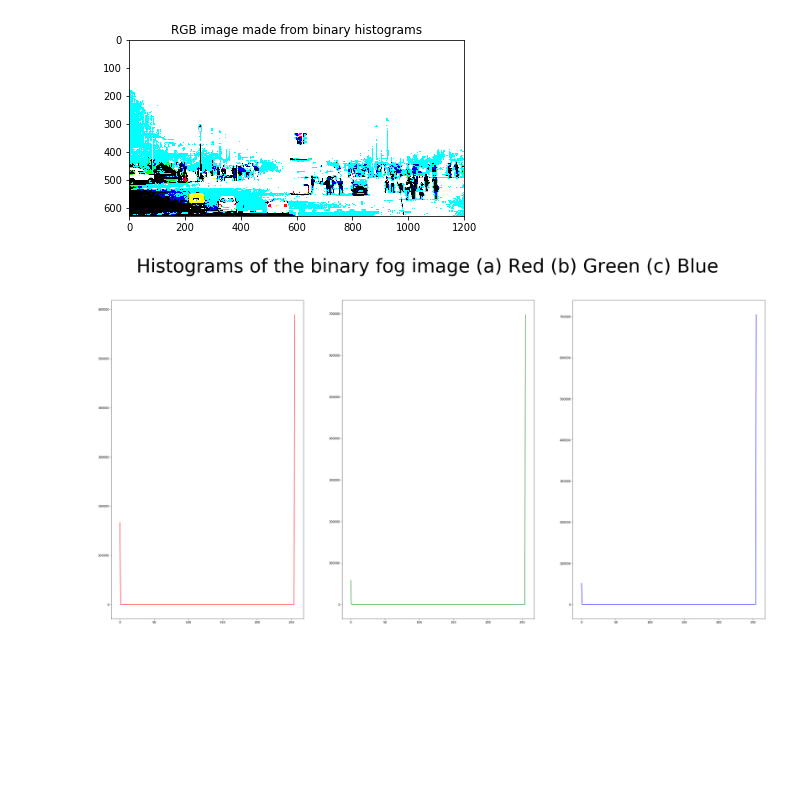
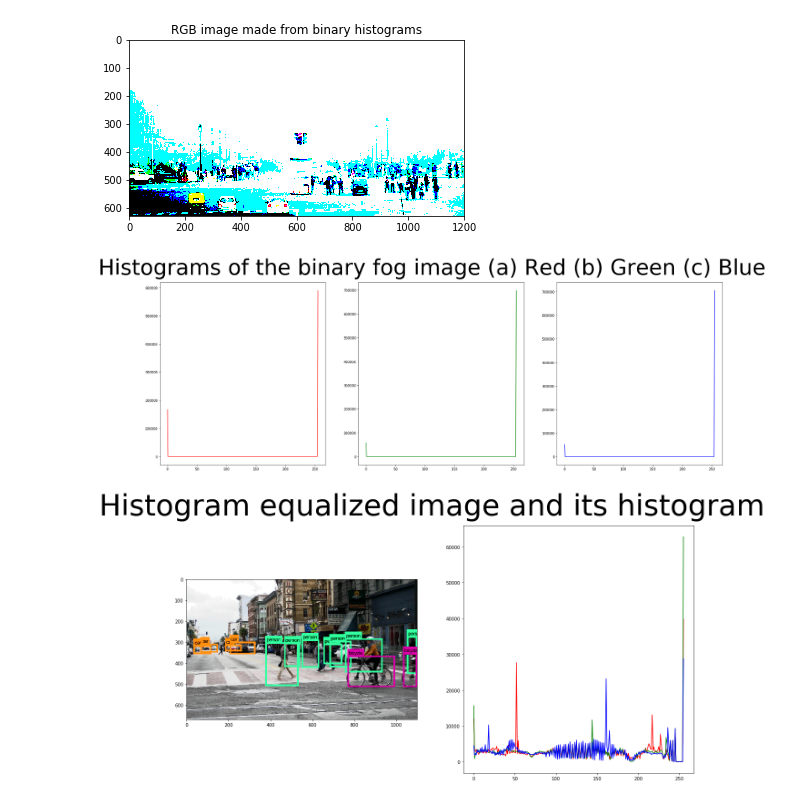
Before and after one commit to thisisashukla/computer-vision, a Jupyter notebook: foundation/04_histograms.ipynb, the cells around one changed output. Drawn from its saved outputs; the diff is of its cells as text; code cells hidden in the pictures; blank space fills up the shorter version.

```diff
--- a/foundation/04_histograms.ipynb
+++ b/foundation/04_histograms.ipynb
@@ -81,11 +81,34 @@ plt.show()
 # %% [output]
 [figure]
 # %%
-f, (ax1, ax2, ax3) = plt.subplots(1,3, figsize = (40,20))
+f, (ax1, ax2, ax3) = plt.subplots(1,3, figsize = (30,10))
 f.suptitle('Histograms of the binary fog image (a) Red (b) Green (c) Blue', fontsize=64)
 ax1.plot(cv2.calcHist([res[:,:,0]],[0],None,[256],[0,256]), color = 'red')
 ax2.plot(cv2.calcHist([res[:,:,1]],[0],None,[256],[0,256]), color = 'green')
 ax3.plot(cv2.calcHist([res[:,:,2]],[0],None,[256],[0,256]), color = 'blue')
 plt.show()
 # %% [output]
-[figure, old version]
+[figure, new version]
+# %%
+# histogram equalization
+res = fog
+img_yuv = cv2.cvtColor(cv2.imread('C://Users//ankushukla//Documents//Work//CV Training//Images//object_detection.png'), cv2.COLOR_BGR2YUV)
+
+# equalize the histogram of the Y channel
+img_yuv[:,:,0] = cv2.equalizeHist(img_yuv[:,:,0])
+
+# convert the YUV image back to RGB format
+img_output = cv2.cvtColor(img_yuv, cv2.COLOR_YUV2RGB)
+res[:,:,0] = cv2.equalizeHist(fog[:,:,0])
+res[:,:,1] = cv2.equalizeHist(fog[:,:,1])
+res[:,:,2] = cv2.equalizeHist(fog[:,:,2])
+# equ = cv2.equalizeHist(fog[:,:,0])
+f, (ax1, ax2) = plt.subplots(1,2, figsize = (20,10))
+f.suptitle('Histogram equalized image and its histogram', fontsize=64)
+ax1.imshow(img_output)
+ax2.plot(cv2.calcHist([img_output[:,:,0]],[0],None,[256],[0,256]), color = 'red')
+ax2.plot(cv2.calcHist([img_output[:,:,1]],[0],None,[256],[0,256]), color = 'green')
+ax2.plot(cv2.calcHist([img_output[:,:,2]],[0],None,[256],[0,256]), color = 'blue')
+plt.show()
+# %% [output]
+[figure, added]
```
Also changed, not shown: parts of 2 cells of this notebook, 1 other file.
